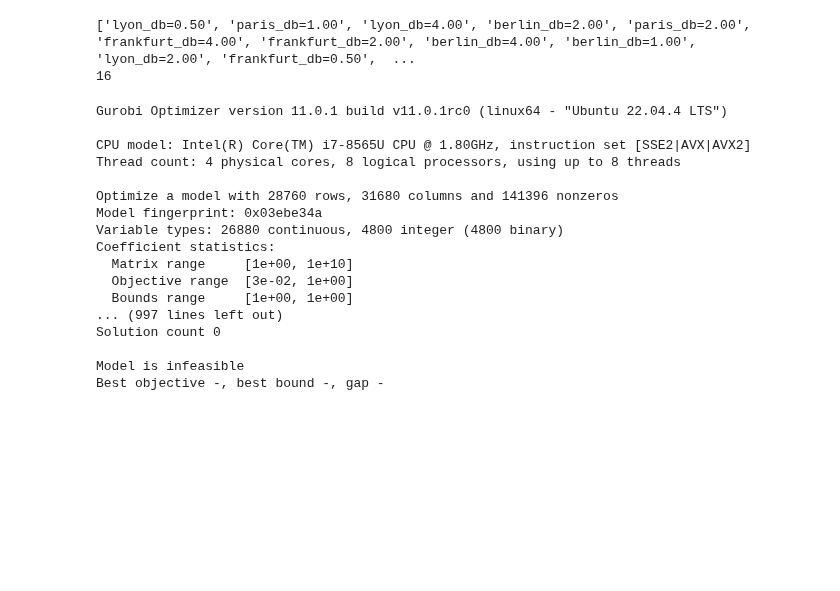
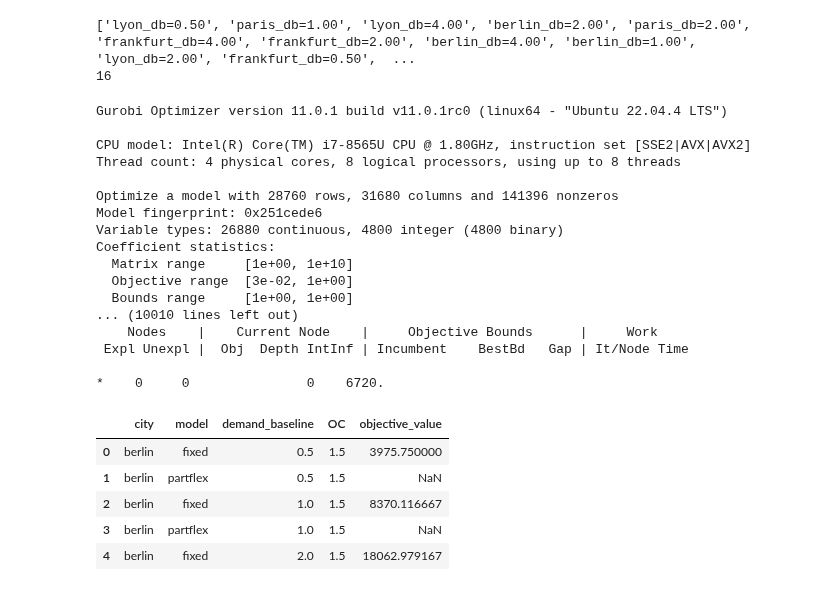
Before and after one commit to carlosperez1997/lmd-sizing-scheduling, a Jupyter notebook: code_cm/decisionVar_objectiveFntn_constraint_result_tieout.ipynb, the cells around one changed output. Cells and saved outputs as stored; diff of their text form; code cells hidden in the pictures; blank space fills up the shorter version.

```diff
--- a/code_cm/decisionVar_objectiveFntn_constraint_result_tieout.ipynb
+++ b/code_cm/decisionVar_objectiveFntn_constraint_result_tieout.ipynb
@@ -61,17 +61,23 @@ for base_file in list_city_dt:
     shift_file_weekday = f"../shifts/{weekday_}"
     shift_file_weekend = f"../shifts/{weekend_}"
 
-    # for OC in [1.2, 1.5, 1.8, 2.0, 2.5]:
-    for OC in [1.5]:
+    for OC in [1.2, 1.5, 1.8, 2.0, 2.5]:
+    # for OC in [1.5]:
         model = 'fixed'
         dict_results = run_roster_solver_results(model, instance_file_weekday, shift_file_weekday, instance_file_weekend, shift_file_weekend, workforce_dict, OC, RM, GM, h_min, h_max, max_n_diff)
         df_ = pd.DataFrame(dict_results)
         list_results.append(df_)
-        model = 'partflex'
-        max_n_shifts = 3
-        dict_results = run_roster_solver_results(model, instance_file_weekday, shift_file_weekday, instance_file_weekend, shift_file_weekend, workforce_dict, OC, RM, GM, h_min, h_max, max_n_diff, max_n_shifts)
+
+        model = 'flex'
+        dict_results = run_roster_solver_results(model, instance_file_weekday, shift_file_weekday, instance_file_weekend, shift_file_weekend, workforce_dict, OC, RM, GM, h_min, h_max, max_n_diff)
         df_ = pd.DataFrame(dict_results)
         list_results.append(df_)
+
+        model = 'partflex'
+        for max_n_shifts in range(2,5):
+            dict_results = run_roster_solver_results(model, instance_file_weekday, shift_file_weekday, instance_file_weekend, shift_file_weekend, workforce_dict, OC, RM, GM, h_min, h_max, max_n_diff, max_n_shifts)
+            df_ = pd.DataFrame(dict_results)
+            list_results.append(df_)
 # %% [output]
 Gurobi Optimizer version 11.0.1 build v11.0.1rc0 (linux64 - "Ubuntu 22.04.4 LTS")
 
@@ -79,17 +85,17 @@ CPU model: Intel(R) Core(TM) i7-8565U CPU @ 1.80GHz, instruction set [SSE2|AVX|A
 Thread count: 4 physical cores, 8 logical processors, using up to 8 threads
 
 Optimize a model with 28760 rows, 31680 columns and 141396 nonzeros
-Model fingerprint: 0x03ebe34a
+Model fingerprint: 0x251cede6
 Variable types: 26880 continuous, 4800 integer (4800 binary)
 Coefficient statistics:
   Matrix range     [1e+00, 1e+10]
   Objective range  [3e-02, 1e+00]
   Bounds range     [1e+00, 1e+00]
-... (997 lines left out)
-Solution count 0
+... (10010 lines left out)
+    Nodes    |    Current Node    |     Objective Bounds      |     Work
+ Expl Unexpl |  Obj  Depth IntInf | Incumbent    BestBd   Gap | It/Node Time
 
-Model is infeasible
-Best objective -, best bound -, gap -
+*    0     0               0    6720.
 # %%
 df_results = pd.concat(list_results, ignore_index = True)
 df_results.drop(columns = ['wage_costs','objective_value_post_wage'], inplace = True)
@@ -102,0 +105,12 @@ for file_in in os.listdir(r'../results'):
+# %%
+df_cm = pd.read_csv(r'../rostering_results/results_cm.csv')
+df_cm.rename(columns = {'outsourcing_cost_multiplier':'OC'}, inplace = True)
+df_cm = df_cm[['city','model','demand_baseline','OC','objective_value']]
+df_cm.head()
+# %% [output]
+|  | city | model | demand_baseline | OC | objective_value |
+| 0 | berlin | fixed | 0.5 | 1.5 | 3975.750000 |
+| 1 | berlin | partflex | 0.5 | 1.5 | NaN |
+| 2 | berlin | fixed | 1.0 | 1.5 | 8370.116667 |
+| 3 | berlin | partflex | 1.0 | 1.5 | NaN |
+| 4 | berlin | fixed | 2.0 | 1.5 | 18062.979167 |
```
Also changed, not shown: parts of 4 cells of this notebook, 1 other file.
